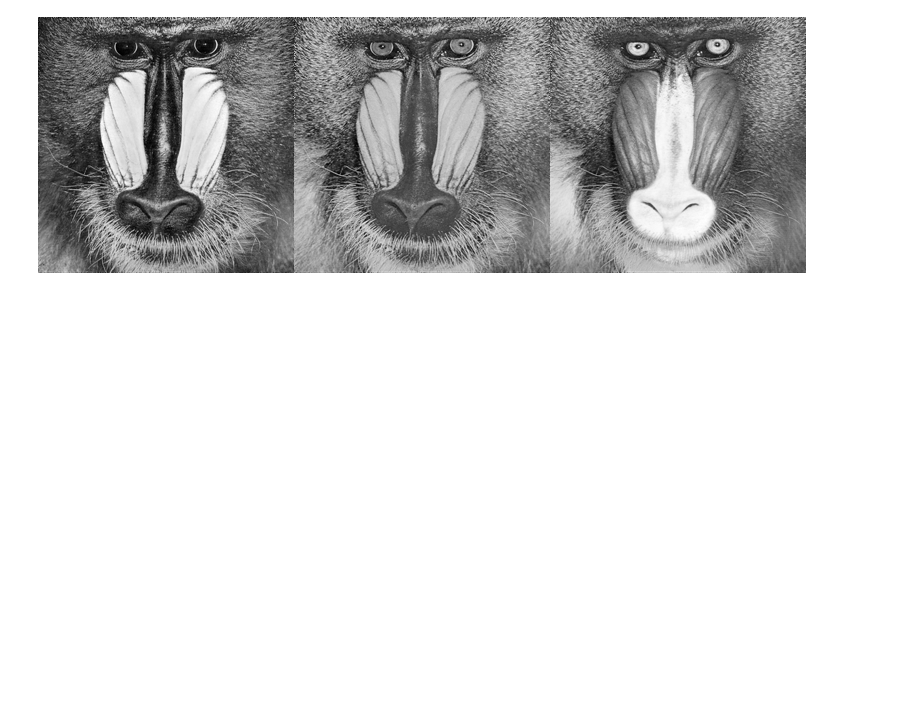
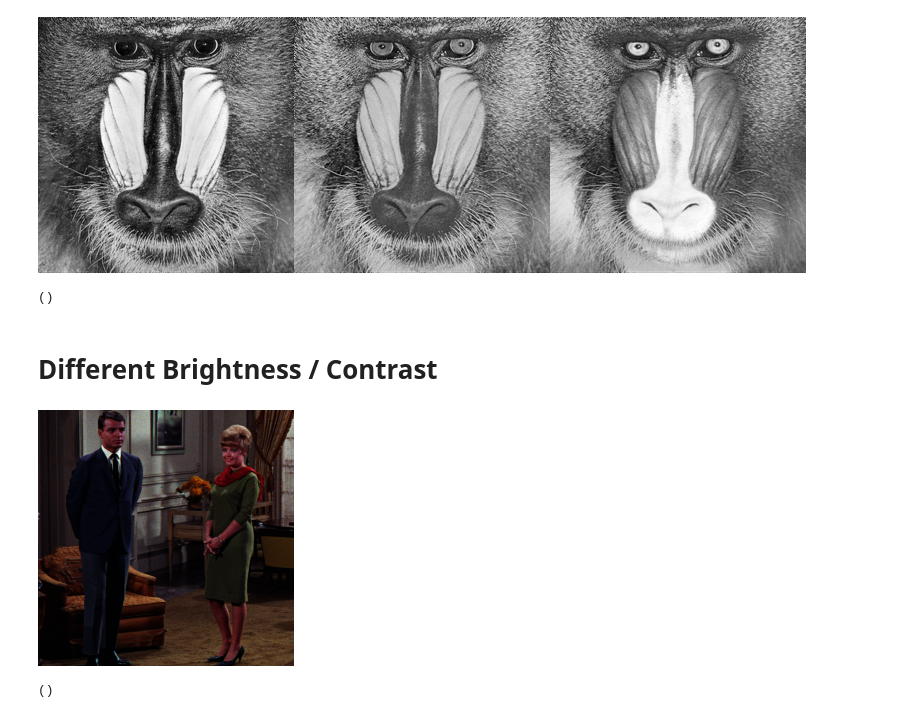
Before and after one commit to noxowl/KU15627-Computer-Vision, a Jupyter notebook: 01_basic_image_processing.ipynb, the cells around one changed output. Drawn from its saved outputs; the diff is of its cells as text; code cells hidden in the pictures; blank space fills up the shorter version.

Commit message:
add brightness, contrast, contour extraction

```diff
--- a/01_basic_image_processing.ipynb
+++ b/01_basic_image_processing.ipynb
@@ -86,2 +86,52 @@ opencv_imshow(out.clone().to_owned())
 # %% [output]
 [figure]
+# %%
+fn color_hist(img: Mat) {
+    evcxr_figure((480, 320), |root| {
+        root.fill(&WHITE)?;
+        let mut chart = ChartBuilder::on(&root)
+            .caption("Histogram", ("Arial", 20).into_font())
+            .margin(5)
+            .x_label_area_size(30)
+            .y_label_area_size(30)
+            .build_cartesian_2d(0..256, -30..610)?;
+        chart.configure_mesh().draw()?;
+        let color = vec!("b", "g", "r");
+        for (i, col) in color.iter().enumerate() {
+            // in python, you can just execute
+            // histr = cv2.calcHist([img],[i],None,[256],[0,256])
+            // the first argument is
+            // the second argument is
+            // and the third argument is mask ~ in Rust, you cannot input null value like None in python. so, we use Mat::default()? as None.
+            let mut hist = Mat::default();
+            opencv::imgproc::calc_hist(
+                &opencv::types::VectorOfMat::from(vec![img.clone()]),
+                &opencv::types::VectorOfi32::from(vec![i as i32]),
+                &Mat::default(),
+                &mut hist,
+                &opencv::types::VectorOfi32::from(vec![256]),
+                &opencv::types::VectorOff32::from(vec![0., 256.]),
+                false
+            ).expect("calc histogram failed.");
+            // TODO: Draw histogram
+            // https://docs.opencv.org/4.6.0/d8/dbc/tutorial_histogram_calculation.html
+        }
+        Ok(())
+    }).evcxr_display()
+}
+
+color_hist(img.clone().to_owned())
+# %% [output]
+()
+# %% [markdown]
+# Different Brightness / Contrast
+# %%
+let image_path = Path::new(image_dir).join("couple.bmp");
+let img: Mat = opencv::imgcodecs::imread(image_path.to_str().unwrap(), opencv::imgcodecs::IMREAD_UNCHANGED)?;
+opencv_imshow(img.clone().to_owned())
+# %% [output]
+[figure, added]
+# %%
+color_hist(img.clone().to_owned())
+# %% [output]
+()
```
Also changed, not shown: parts of 15 cells of this notebook.
